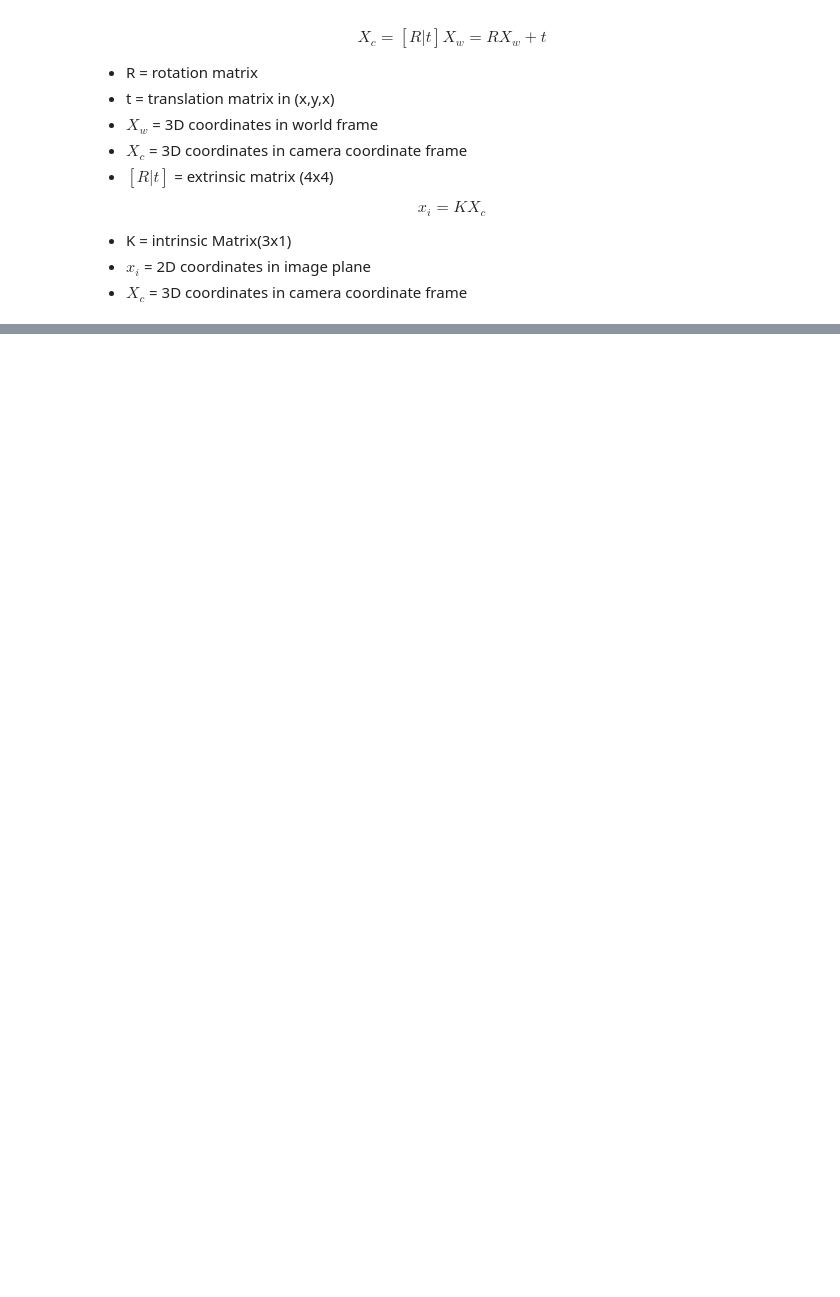
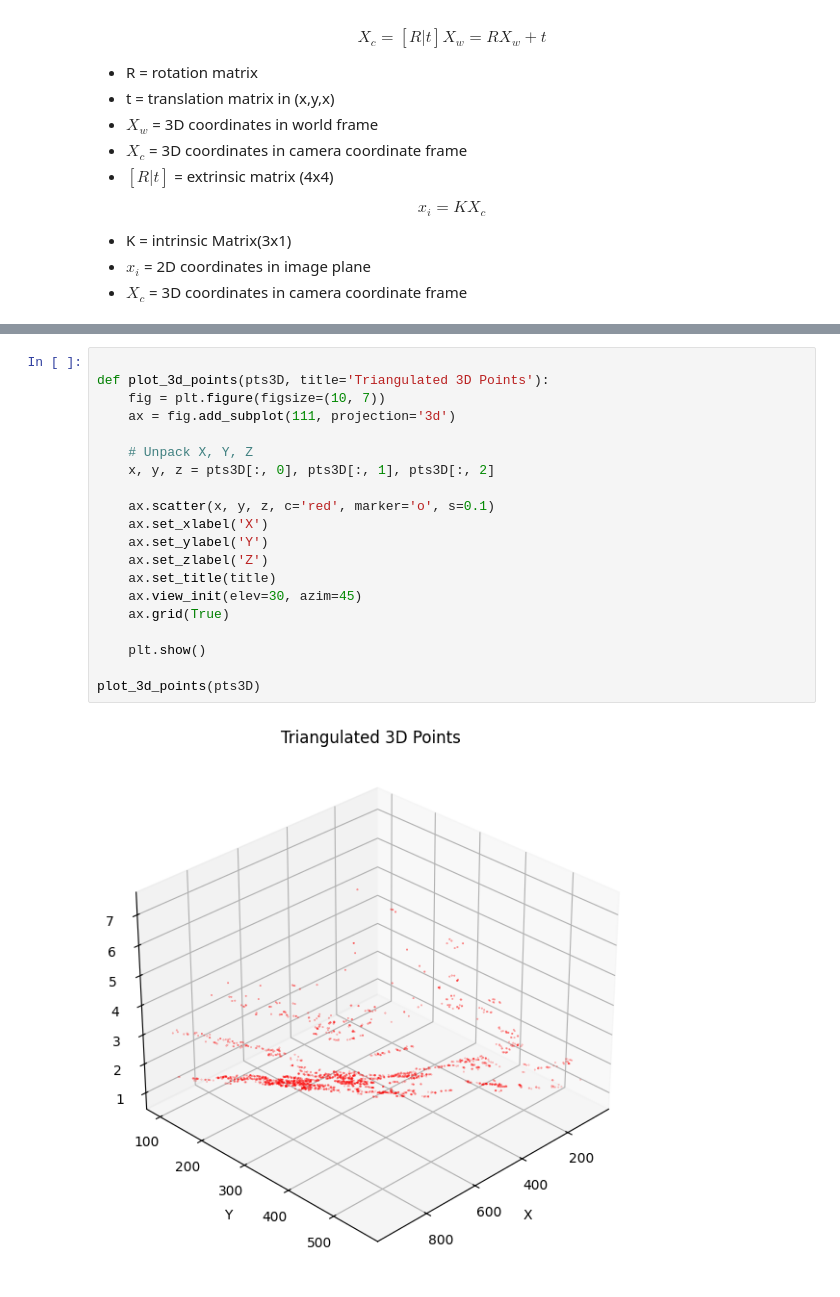
Before and after one commit to AbhinandIITM/Monocular-SLAM, a Jupyter notebook: VSLAM.ipynb, the cells around one changed output, grey strips where cells are left out. Drawn from its saved outputs; the diff is of its cells as text; blank space fills up the shorter version.

```diff
--- a/VSLAM.ipynb
+++ b/VSLAM.ipynb
@@ -160,0 +313,22 @@ You can’t estimate depth from just a single image. To estimate depth, you need
+# %%
+
+def plot_3d_points(pts3D, title='Triangulated 3D Points'):
+    fig = plt.figure(figsize=(10, 7))
+    ax = fig.add_subplot(111, projection='3d')
+
+    # Unpack X, Y, Z
+    x, y, z = pts3D[:, 0], pts3D[:, 1], pts3D[:, 2]
+
+    ax.scatter(x, y, z, c='red', marker='o', s=0.1)
+    ax.set_xlabel('X')
+    ax.set_ylabel('Y')
+    ax.set_zlabel('Z')
+    ax.set_title(title)
+    ax.view_init(elev=30, azim=45)
+    ax.grid(True)
+
+    plt.show()
+
+plot_3d_points(pts3D)
+# %% [output]
+[figure, added]
```
Also changed, not shown: parts of 19 cells of this notebook, 4 other files.
